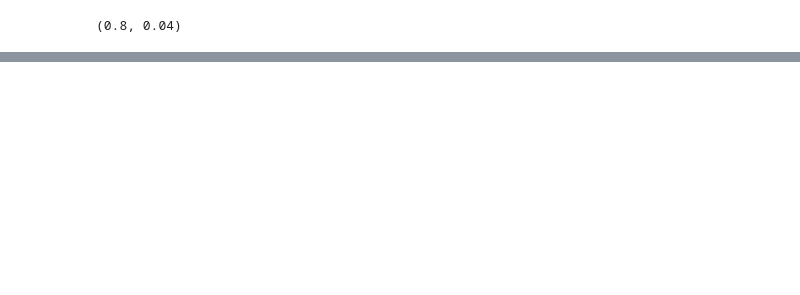
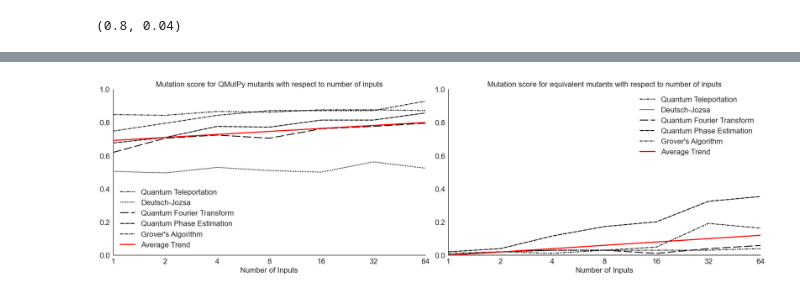
Before and after one commit to GabrielPontolillo/qucheck, a Jupyter notebook: case_studies/results_visualisation.ipynb, the cells around one changed output, grey strips where cells are left out. Saved outputs shown, nothing was run; the diff lists cells and outputs as text; code cells hidden in the pictures; blank space fills up the shorter version.

```diff
--- a/case_studies/results_visualisation.ipynb
+++ b/case_studies/results_visualisation.ipynb
@@ -70,7 +71,7 @@ def plot_failures(df, algorithm_name, dp_format=".1f"):
 
         pass_rate = pass_rate / max_value
 
-        sns.heatmap(pass_rate, annot=True, cmap=palette, ax=axes[1, i], fmt='.1f',
+        sns.heatmap(pass_rate, annot=True, cmap=palette, ax=axes[1, i], fmt=dp_format,
                     linewidth=0.5, vmin=0, vmax=1, cbar_kws={'label': 'Mutation Score'},
                     annot_kws={"size": 10})
         axes[1, i].set_title(f'{algorithm_name} Equiv. (Properties: {num_properties})')
@@ -628,0 +706,4 @@ def get_pearson_correlation_coefficient(dfs, divide_multiplier=1, group_by="Numb
+# %%
+plot_failures(dfs, dfs_names, "Number of Inputs", log_scale=True)
+# %% [output]
+[figure, added]
```
Also changed, not shown: parts of 8 cells of this notebook.
